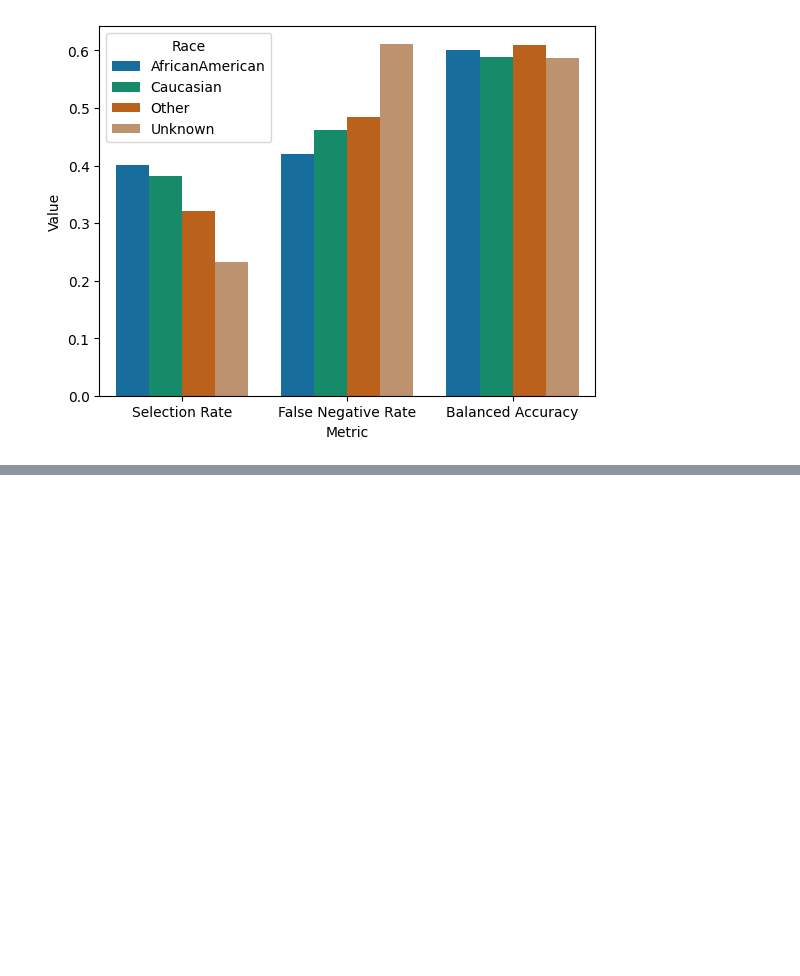
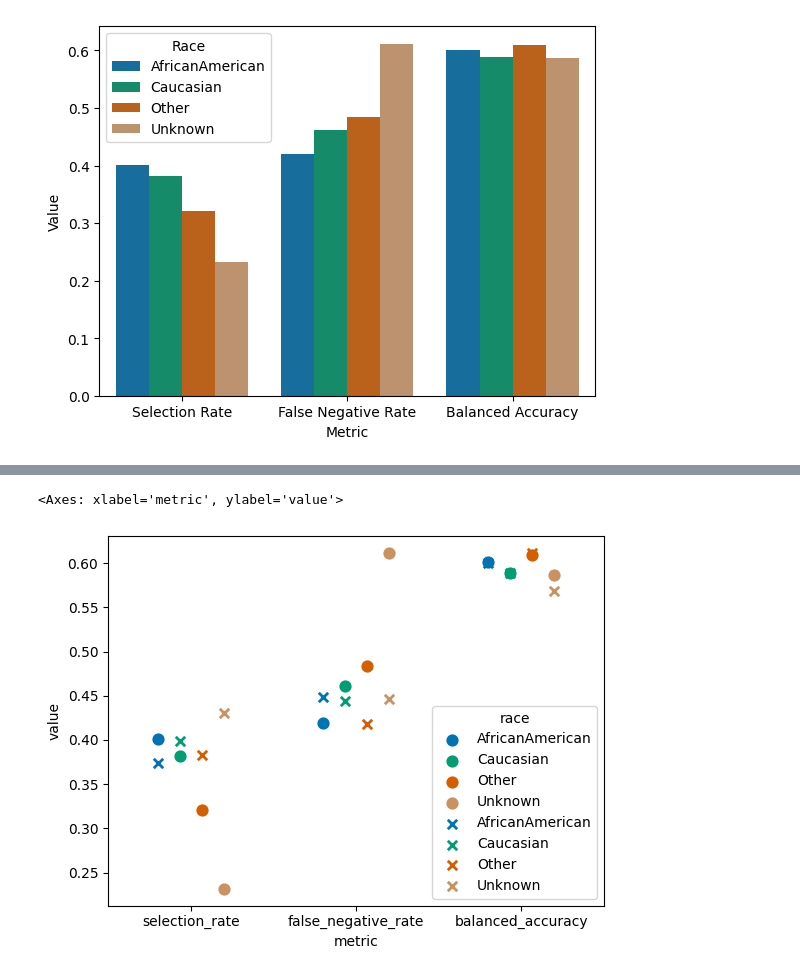
Before and after one commit to theislab/ehrapy-reproducibility, a Jupyter notebook: Supplementary_Figure_X/notebooks/algorithmic_bias.ipynb, the cells around one changed output, grey strips where cells are left out. Saved outputs shown, nothing was run; the diff lists cells and outputs as text; code cells hidden in the pictures; blank space fills up the shorter version.

```diff
--- a/Supplementary_Figure_X/notebooks/algorithmic_bias.ipynb
+++ b/Supplementary_Figure_X/notebooks/algorithmic_bias.ipynb
@@ -222,0 +251,22 @@ plt.savefig("algorithmic_bias_2.png", dpi=300, bbox_inches="tight")
+# %%
+import seaborn as sns
+import matplotlib.pyplot as plt
+
+fig, ax = plt.subplots()
+sns.pointplot(data=df_long, x="metric", y="value", hue="race", palette=palette, linestyles="none",
+              markers="o", dodge=0.4)
+sns.pointplot(data=df_long_postprocess, x="metric", y="value", hue="race", palette=palette, linestyles="none",
+              markers="x", dodge=0.4)
+# bar = sns.pointplot(data=df_diff, x="metric", y="value", hue="race", palette=palette)
+
+
+# ax.legend(title="Race")+
+# ax.set_ylabel("Difference in Value")
+# ax.set_xlabel("Metric")
+# ax.set_xticklabels(labels=["Selection Rate", "False Negative Rate", "Balanced Accuracy"])
+
+# plt.savefig("algorithmic_bias_difference.png", dpi=300, bbox_inches="tight")
+# plt.show()
+# %% [output]
+<Axes: xlabel='metric', ylabel='value'>
+[figure, added]
```
Also changed, not shown: parts of 6 cells of this notebook, 3 other files.
